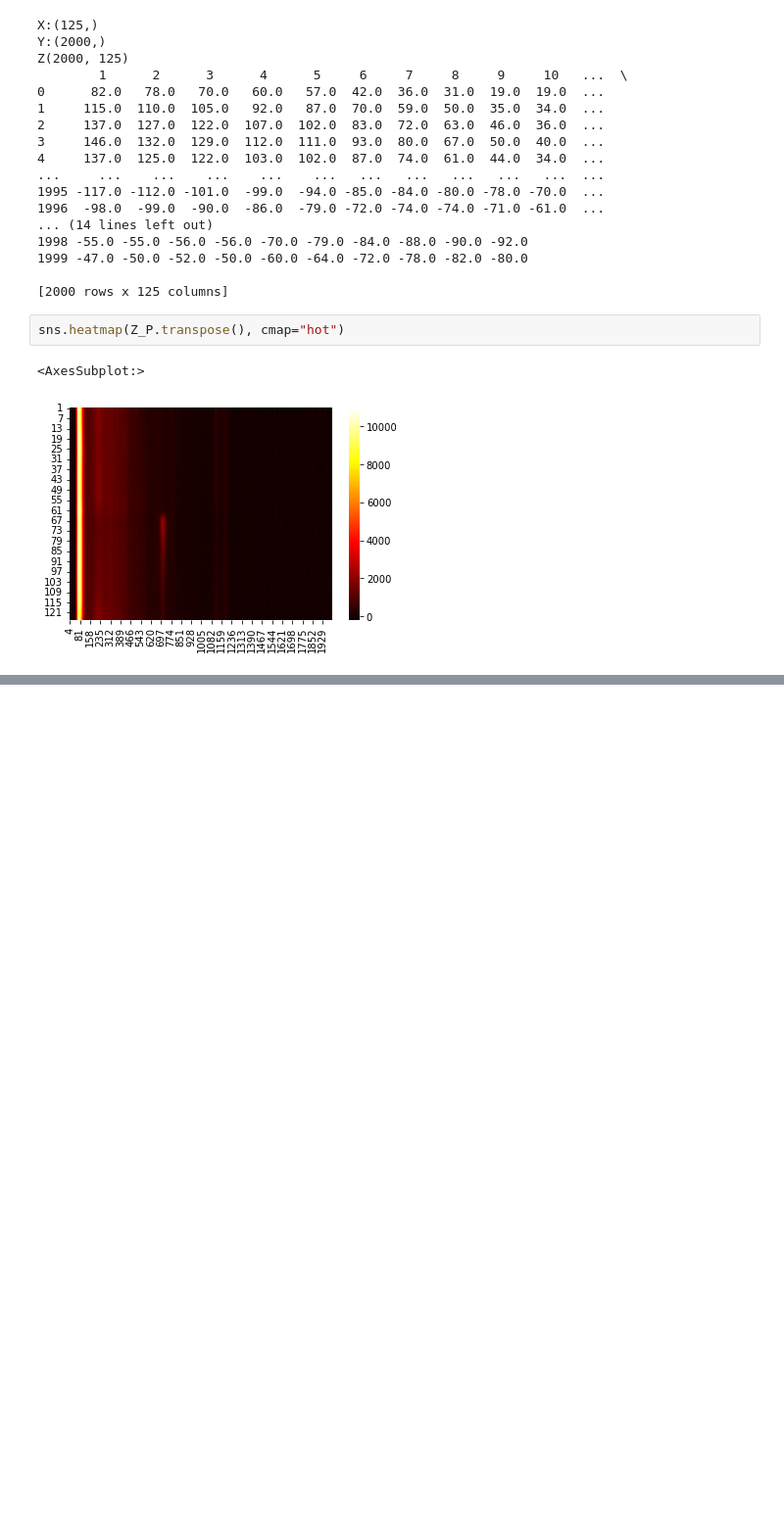
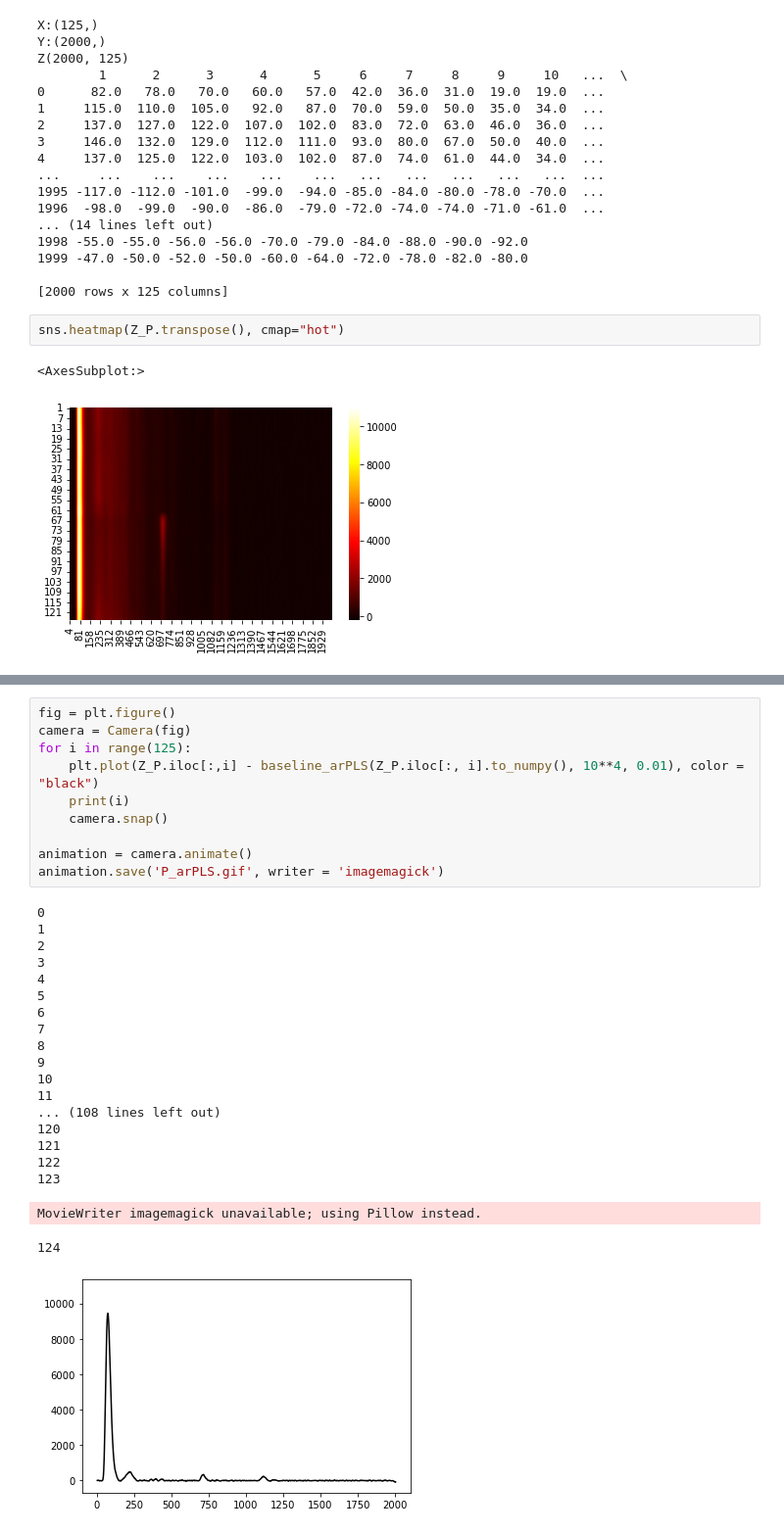
Before and after one commit to pisosyam/JUNIOR2023, a Jupyter notebook: Untitled1.ipynb, the cells around one changed output, grey strips where cells are left out. Shown: that part at 98% size. Drawn from its saved outputs; the diff is of its cells as text; blank space fills up the shorter version.

```diff
--- a/Untitled1.ipynb
+++ b/Untitled1.ipynb
@@ -96,0 +111,31 @@ Solving environment: ...working... failed with initial frozen solve. Retrying wi
+# %%
+fig = plt.figure()
+camera = Camera(fig)
+for i in range(125):
+    plt.plot(Z_P.iloc[:,i] - baseline_arPLS(Z_P.iloc[:, i].to_numpy(), 10**4, 0.01), color = "black")
+    print(i)
+    camera.snap()
+
+animation = camera.animate()
+animation.save('P_arPLS.gif', writer = 'imagemagick')
+# %% [output]
+0
+1
+2
+3
+4
+5
+6
+7
+8
+9
+10
+11
+... (108 lines left out)
+120
+121
+122
+123
+MovieWriter imagemagick unavailable; using Pillow instead.
+124
+[figure, added]
```
Also changed, not shown: parts of 4 cells of this notebook, 4 other files.
